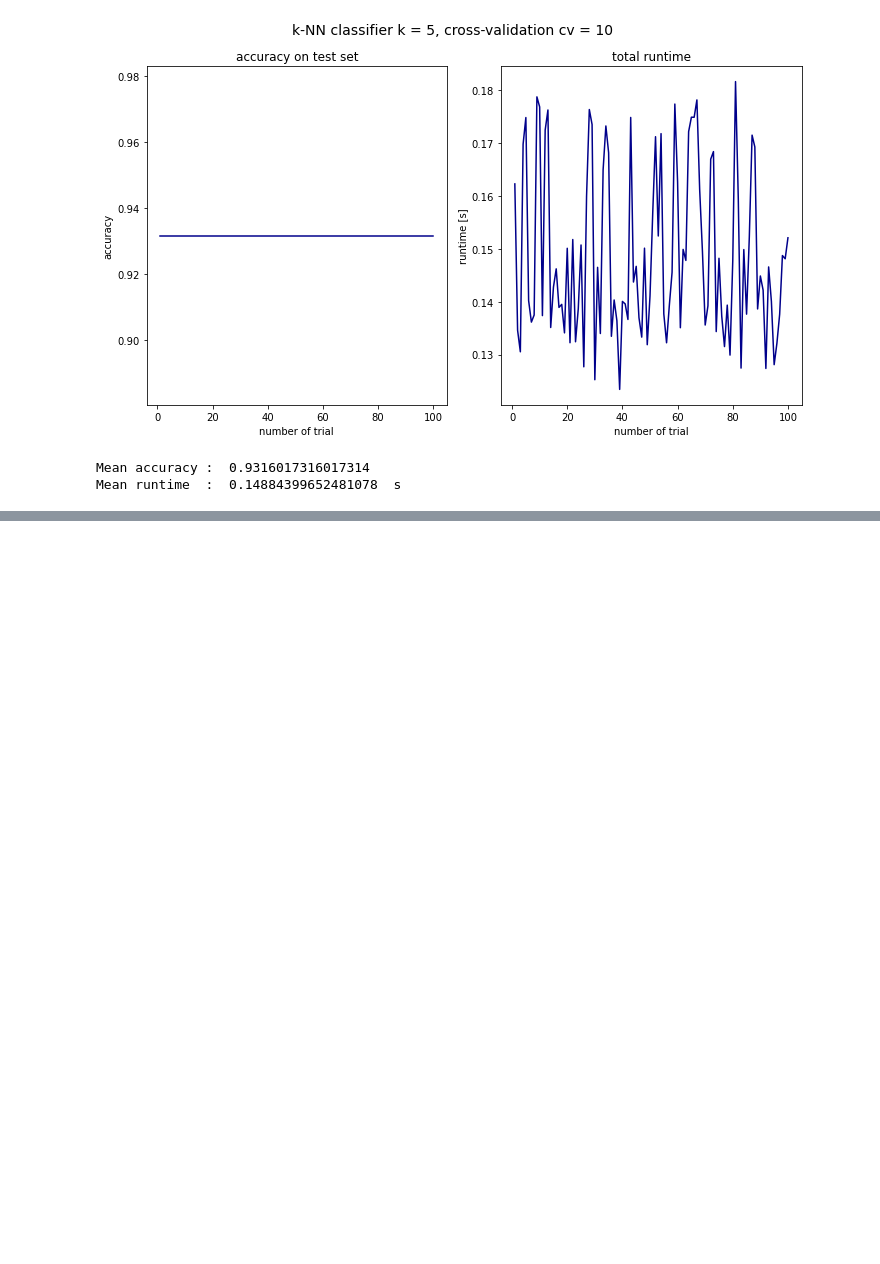
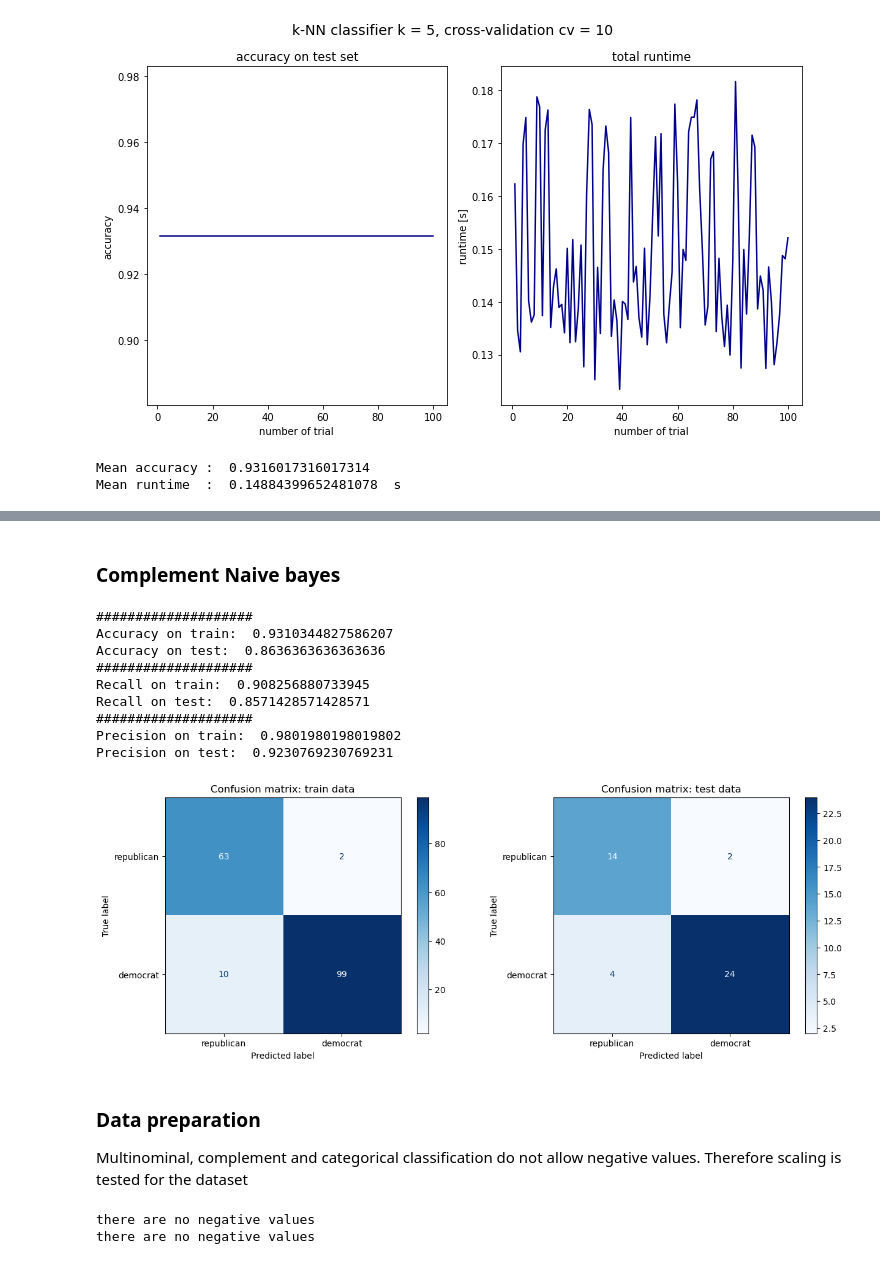
Before and after one commit to nadiaverdha/MachineLearningEx1, a Jupyter notebook: Ex1_kaggle_small.ipynb, the cells around one changed output, grey strips where cells are left out. Saved outputs shown, nothing was run; the diff lists cells and outputs as text; code cells hidden in the pictures; blank space fills up the shorter version.

```diff
--- a/Ex1_kaggle_small.ipynb
+++ b/Ex1_kaggle_small.ipynb
@@ -1364,0 +1502,38 @@ Mean runtime  :  0.14884399652481078  s
+# %% [markdown]
+### Complement Naive bayes
+# %%
+from sklearn.naive_bayes import ComplementNB
+
+cnb_model = ComplementNB()
+cnb_model.fit(X_train_imputed, y_train)
+
+evaluate(cnb_model)
+# %% [output]
+####################
+Accuracy on train:  0.9310344827586207
+Accuracy on test:  0.8636363636363636
+####################
+Recall on train:  0.908256880733945
+Recall on test:  0.8571428571428571
+####################
+Precision on train:  0.9801980198019802
+Precision on test:  0.9230769230769231
+[figure, added]
+# %% [markdown]
+### Data preparation
+Multinominal, complement and categorical classification do not allow negative values. Therefore scaling is tested for the dataset
+# %%
+def find_negative_columns(X):
+    neg_df = X[(X < 0).any(axis=1)]
+    try:
+        cols_with_negatives = df.columns[df.lt(0).any()]
+        #cols_with_negatives = neg_df.columns[(neg_df < 0).any()]
+        print('column with negative values:', cols_with_negatives.values)
+    except:
+        print('there are no negative values')
+
+find_negative_columns(X=X_train)
+find_negative_columns(X=X_test)
+# %% [output]
+there are no negative values
+there are no negative values
```
Also changed, not shown: parts of 24 cells of this notebook.
